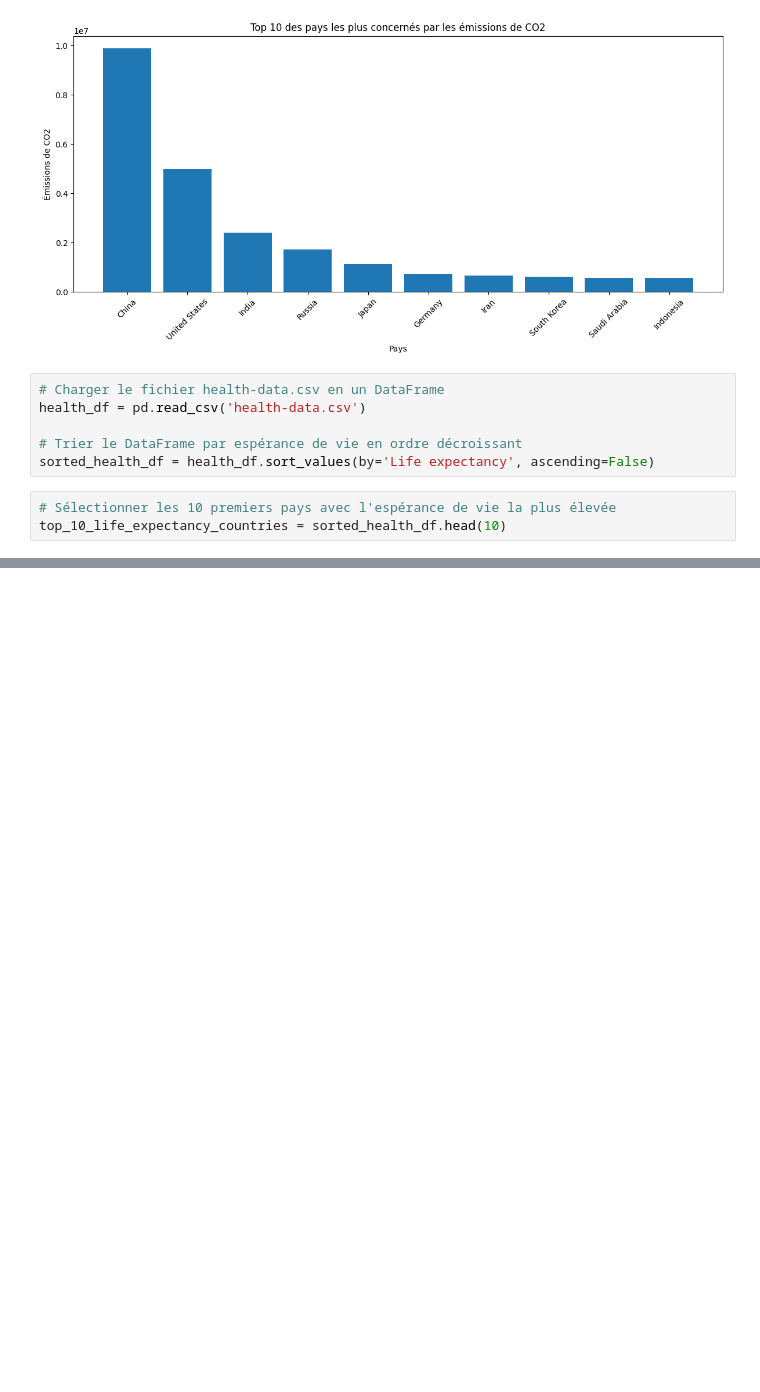
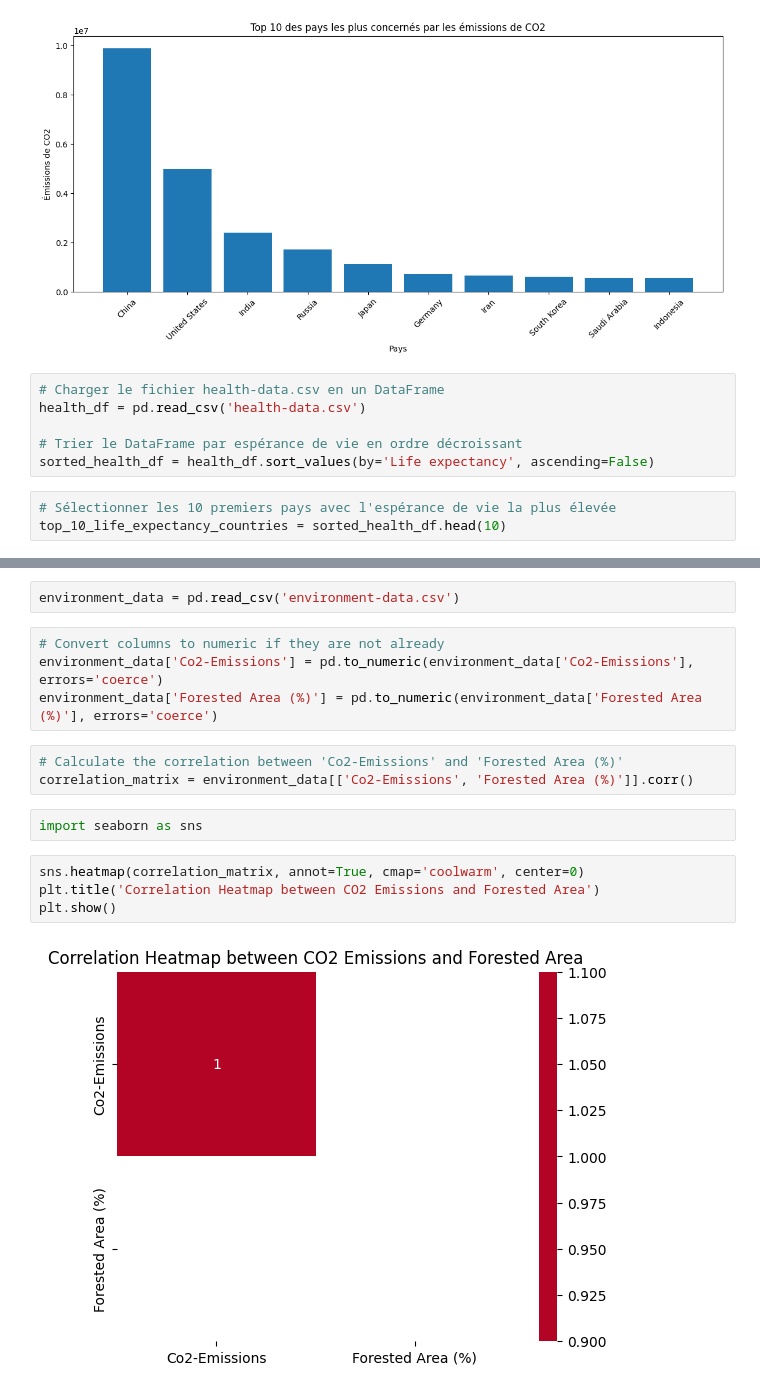
Before and after one commit to DONNEES2-PROJET/world-information, a Jupyter notebook: data_analyse.ipynb, the cells around one changed output, grey strips where cells are left out. Cells and saved outputs as stored; diff of their text form; blank space fills up the shorter version.

Commit message:
feat: calcul coorelation for Co2 Emissions and Forested Area

```diff
--- a/data_analyse.ipynb
+++ b/data_analyse.ipynb
@@ -80,0 +94,17 @@ plt.tight_layout()
+# %%
+environment_data = pd.read_csv('environment-data.csv')
+# %%
+# Convert columns to numeric if they are not already
+environment_data['Co2-Emissions'] = pd.to_numeric(environment_data['Co2-Emissions'], errors='coerce')
+environment_data['Forested Area (%)'] = pd.to_numeric(environment_data['Forested Area (%)'], errors='coerce')
+# %%
+# Calculate the correlation between 'Co2-Emissions' and 'Forested Area (%)'
+correlation_matrix = environment_data[['Co2-Emissions', 'Forested Area (%)']].corr()
+# %%
+import seaborn as sns
+# %%
+sns.heatmap(correlation_matrix, annot=True, cmap='coolwarm', center=0)
+plt.title('Correlation Heatmap between CO2 Emissions and Forested Area')
+plt.show()
+# %% [output]
+[figure, added]
```
Also changed, not shown: parts of 3 cells of this notebook.
